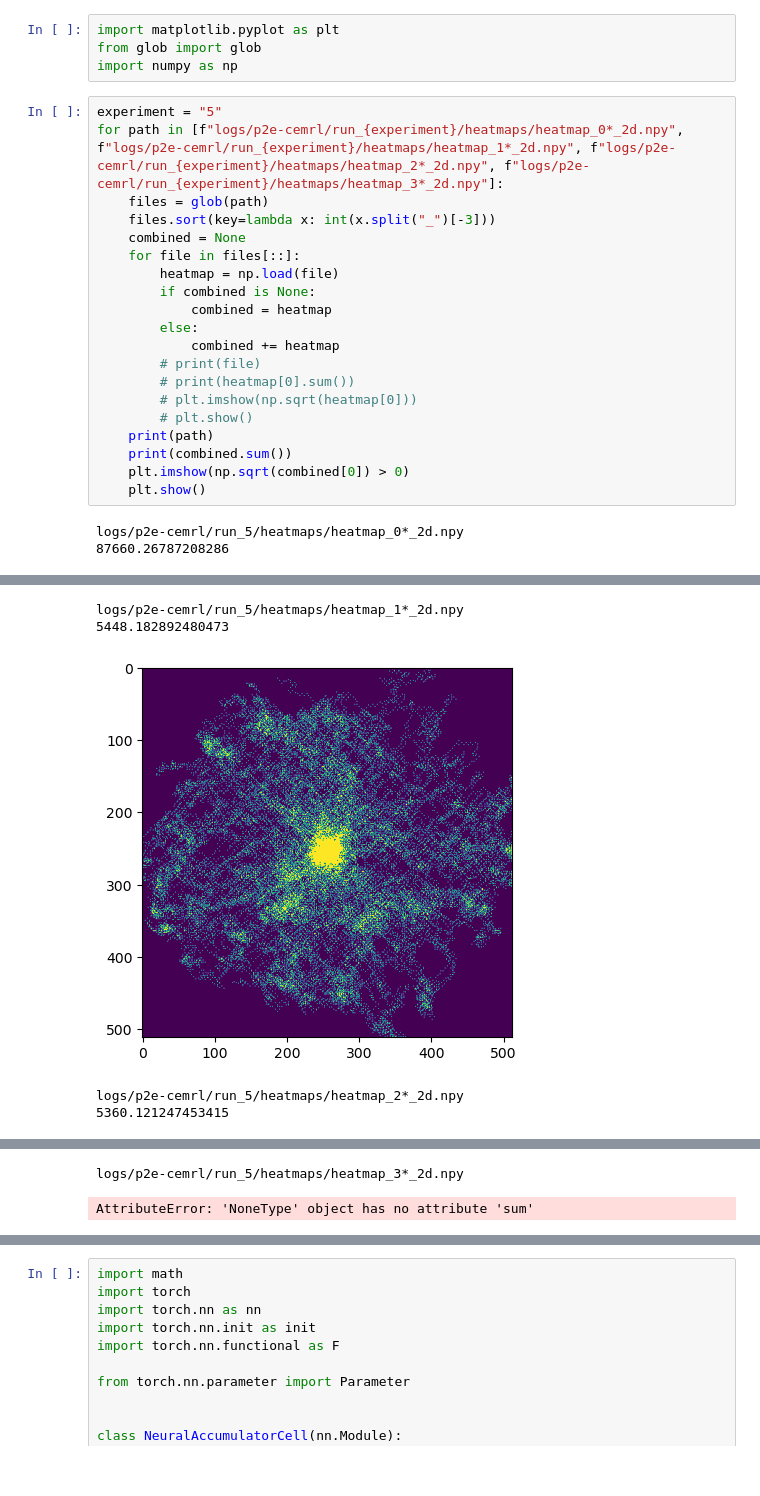
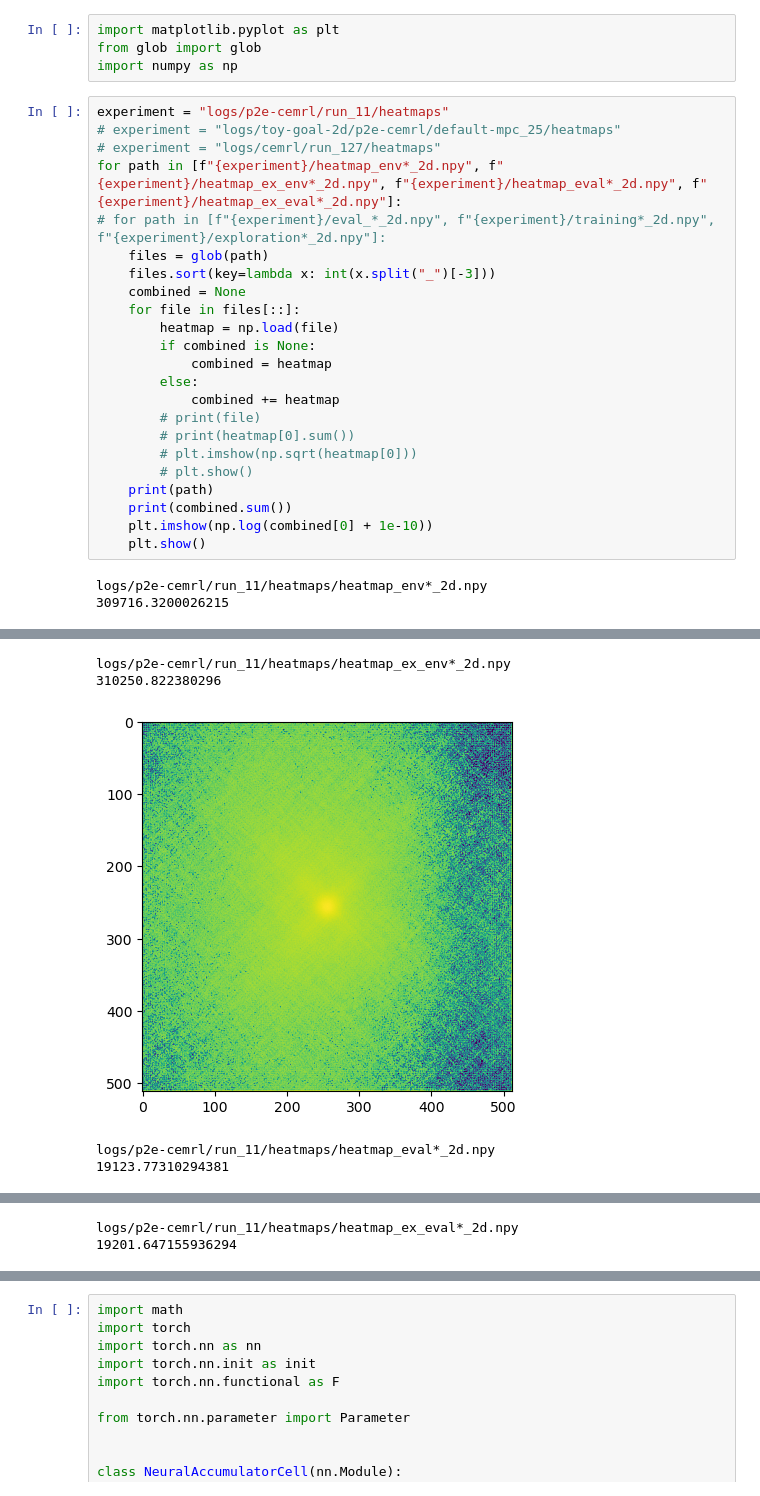
Before and after one commit to WeberSamuel/thesis, a Jupyter notebook: analysis/heatmap.ipynb, the cells around one changed output, grey strips where cells are left out. Drawn from its saved outputs; the diff is of its cells as text.

```diff
--- a/analysis/heatmap.ipynb
+++ b/analysis/heatmap.ipynb
@@ -3,8 +3,11 @@ import matplotlib.pyplot as plt
 from glob import glob
 import numpy as np
 # %%
-experiment = "5"
-for path in [f"logs/p2e-cemrl/run_{experiment}/heatmaps/heatmap_0*_2d.npy", f"logs/p2e-cemrl/run_{experiment}/heatmaps/heatmap_1*_2d.npy", f"logs/p2e-cemrl/run_{experiment}/heatmaps/heatmap_2*_2d.npy", f"logs/p2e-cemrl/run_{experiment}/heatmaps/heatmap_3*_2d.npy"]:
+experiment = "logs/p2e-cemrl/run_11/heatmaps"
+# experiment = "logs/toy-goal-2d/p2e-cemrl/default-mpc_25/heatmaps"
+# experiment = "logs/cemrl/run_127/heatmaps"
+for path in [f"{experiment}/heatmap_env*_2d.npy", f"{experiment}/heatmap_ex_env*_2d.npy", f"{experiment}/heatmap_eval*_2d.npy", f"{experiment}/heatmap_ex_eval*_2d.npy"]:
+# for path in [f"{experiment}/eval_*_2d.npy", f"{experiment}/training*_2d.npy", f"{experiment}/exploration*_2d.npy"]:
     files = glob(path)
     files.sort(key=lambda x: int(x.split("_")[-3]))
     combined = None
@@ -20,8 +23,8 @@ for path in [f"logs/p2e-cemrl/run_{experiment}/heatmaps/heatmap_0*_2d.npy", f"lo
         # plt.show()
     print(path)
     print(combined.sum())
-    plt.imshow(np.sqrt(combined[0]) > 0)
+    plt.imshow(np.log(combined[0] + 1e-10))
     plt.show()
 # %% [output]
-logs/p2e-cemrl/run_5/heatmaps/heatmap_0*_2d.npy
-87660.26787208286
+logs/p2e-cemrl/run_11/heatmaps/heatmap_env*_2d.npy
+309716.3200026215
@@ -29,5 +32,5 @@ logs/p2e-cemrl/run_5/heatmaps/heatmap_0*_2d.npy
-logs/p2e-cemrl/run_5/heatmaps/heatmap_1*_2d.npy
-5448.182892480473
+logs/p2e-cemrl/run_11/heatmaps/heatmap_ex_env*_2d.npy
+310250.822380296
-[figure, old version]
+[figure, new version]
-logs/p2e-cemrl/run_5/heatmaps/heatmap_2*_2d.npy
-5360.121247453415
+logs/p2e-cemrl/run_11/heatmaps/heatmap_eval*_2d.npy
+19123.77310294381
@@ -35,2 +38,2 @@ logs/p2e-cemrl/run_5/heatmaps/heatmap_2*_2d.npy
-logs/p2e-cemrl/run_5/heatmaps/heatmap_3*_2d.npy
+logs/p2e-cemrl/run_11/heatmaps/heatmap_ex_eval*_2d.npy
+19201.647155936294
-AttributeError: 'NoneType' object has no attribute 'sum'
```
Also changed, not shown: parts of 1 cell of this notebook, 41 other files.
